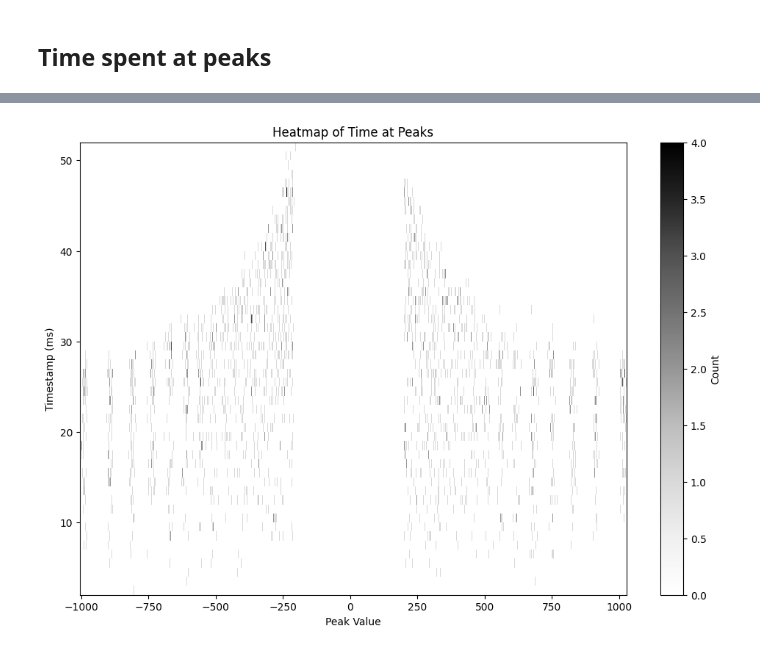
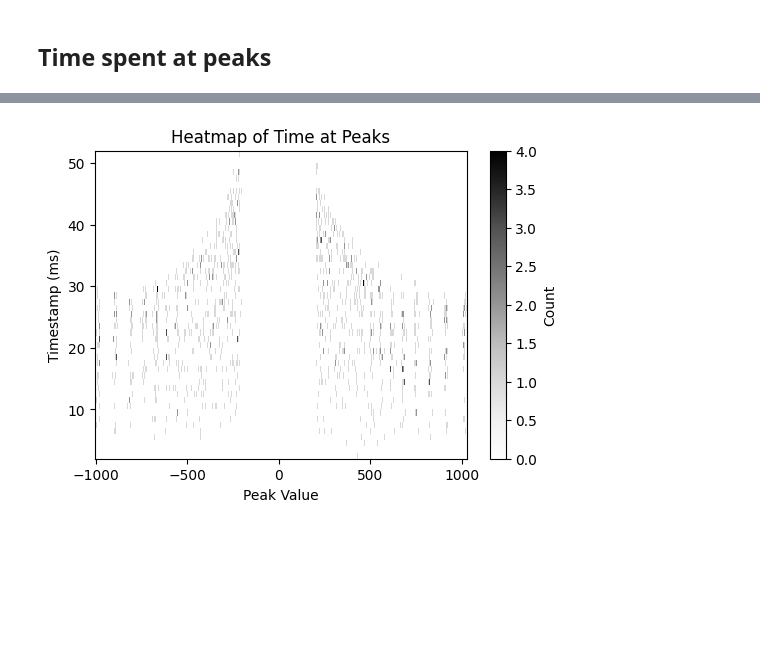
Before and after one commit to JohnAllanE/pendulum-nn, a Jupyter notebook: EDA.ipynb, the cells around one changed output, grey strips where cells are left out. Saved outputs shown, nothing was run; the diff lists cells and outputs as text; code cells hidden in the pictures; blank space fills up the shorter version.

```diff
--- a/EDA.ipynb
+++ b/EDA.ipynb
@@ -149,27 +149,27 @@ Peak Value: -807, Timestamps (ms): [23, 23, 27, 24, 18, 17, 12]
 # %%
 import matplotlib.pyplot as plt
 import numpy as np
 
 # Flatten the time_at_peaks data into x (peaks) and y (timestamps)
 x = []
 y = []
 for peak, timestamps in time_at_peaks.items():
     x.extend([peak] * len(timestamps))  # Repeat the peak value for each timestamp
     y.extend(timestamps)               # Add all corresponding timestamps
 
 # Define the bins for the heatmap
 x_bins = np.arange(min(x), max(x) + 1)  # One bin per peak value
 y_bins = np.arange(min(y), max(y) + 1)  # One bin per timestamp value
 
 # Create a 2D histogram
-plt.figure(figsize=(12, 8))
+plt.figure(figsize=(6, 4))
 heatmap, xedges, yedges, _ = plt.hist2d(x, y, bins=[x_bins, y_bins], cmap="Greys")
 
 # Add colorbar and labels
 plt.colorbar(label="Count")
 plt.xlabel("Peak Value")
 plt.ylabel("Timestamp (ms)")
 plt.title("Heatmap of Time at Peaks")
 plt.show()
 # %% [output]
-[figure, old version]
+[figure, new version]
```
Also changed, not shown: parts of 5 cells of this notebook.
